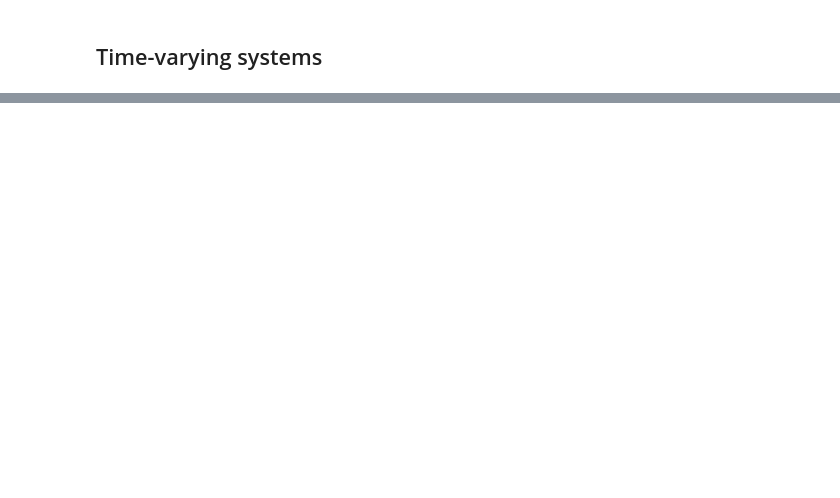
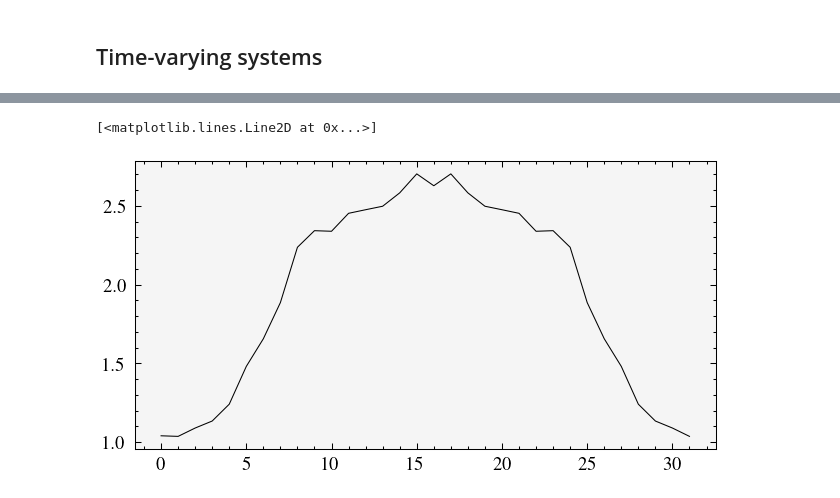
Before and after one commit to edsonportosilva/AdaptiveSignalProcessing, a Jupyter notebook: notebooks/5. Variants of the LMS algorithm.ipynb, the cells around one changed output, grey strips where cells are left out. Saved outputs shown, nothing was run; the diff lists cells and outputs as text; code cells hidden in the pictures; blank space fills up the shorter version.

```diff
--- a/notebooks/5. Variants of the LMS algorithm.ipynb
+++ b/notebooks/5. Variants of the LMS algorithm.ipynb
@@ -624,0 +739,5 @@ plt.grid();
+# %%
+plt.plot(np.abs(H_fdlms))
+# %% [output]
+[<matplotlib.lines.Line2D at 0x...>]
+[figure, added]
```
Also changed, not shown: parts of 18 cells of this notebook.
